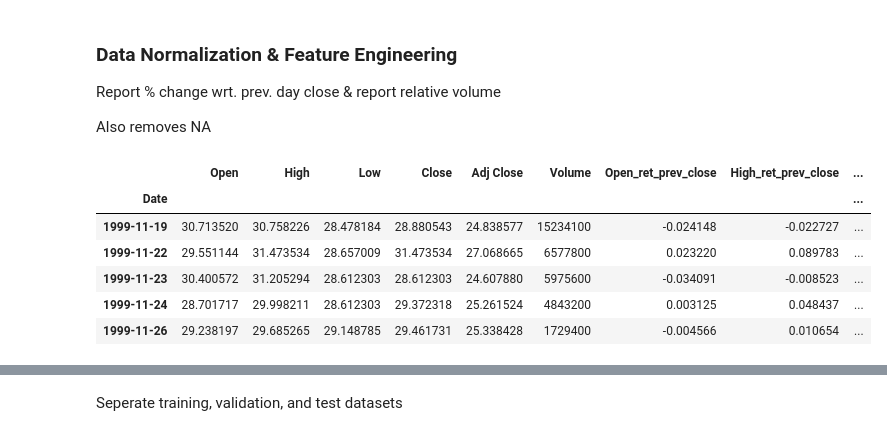
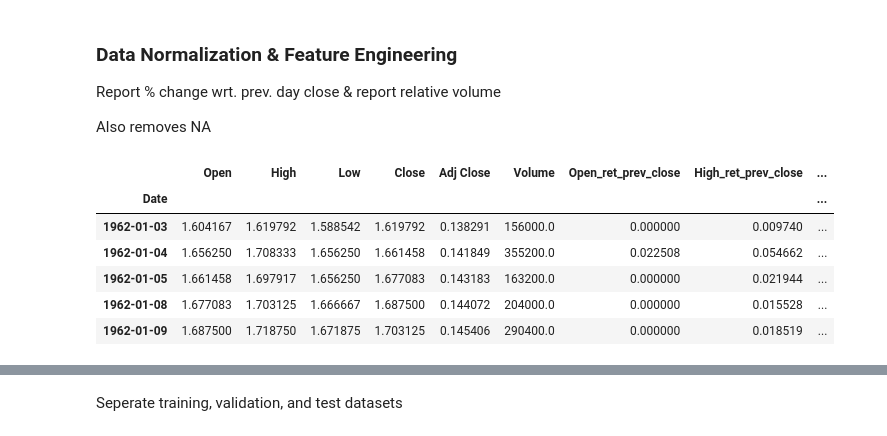
Before and after one commit to sungje-park/ee559-final-project, a Jupyter notebook: data_processing.ipynb, the cells around one changed output, grey strips where cells are left out. Cells and saved outputs as stored; diff of their text form; code cells hidden in the pictures.

```diff
--- a/data_processing.ipynb
+++ b/data_processing.ipynb
@@ -87,30 +157,30 @@ Also removes NA
 # %%
 price_cols = ['Open', 'High', 'Low', 'Close']
 price_epsilon = 1e-8
 vol_epsilon = 1
 
 for stock, df in stock_data.items():
     # Calculate returns relative to previous close price
     prev_close = df['Close'].shift(1)
     for col in price_cols:
         df[f'{col}_ret_prev_close'] = df[col] / prev_close - 1
 
     df['rel_volume_yday'] = np.arcsinh(df['Volume'] / (df['Volume'].shift(1) + vol_epsilon) - 1) # Relative change in volume compared to previous day
     df['rel_adj_close'] = df['Adj Close'] / (df['Adj Close'].shift(1) + price_epsilon) - 1 # Relative change in adjusted close price compared to previous day
     # Include target variables for next day prediction
     df['target_rel_adj_close'] = df['rel_adj_close'].shift(-1)
     df['target_close'] = df['Close_ret_prev_close'].shift(-1)
     df.dropna(inplace=True)
 
-stock_data['A'].head()
+stock_data[list(stock_data.keys())[0]].head()
 # %% [output]
 |  | Open | High | Low | Close | Adj Close | Volume | Open_ret_prev_close | High_ret_prev_close | ... |
 | Date |  |  |  |  |  |  |  |  | ... |
-| 1999-11-19 | 30.713520 | 30.758226 | 28.478184 | 28.880543 | 24.838577 | 15234100 | -0.024148 | -0.022727 | ... |
-| 1999-11-22 | 29.551144 | 31.473534 | 28.657009 | 31.473534 | 27.068665 | 6577800 | 0.023220 | 0.089783 | ... |
-| 1999-11-23 | 30.400572 | 31.205294 | 28.612303 | 28.612303 | 24.607880 | 5975600 | -0.034091 | -0.008523 | ... |
-| 1999-11-24 | 28.701717 | 29.998211 | 28.612303 | 29.372318 | 25.261524 | 4843200 | 0.003125 | 0.048437 | ... |
-| 1999-11-26 | 29.238197 | 29.685265 | 29.148785 | 29.461731 | 25.338428 | 1729400 | -0.004566 | 0.010654 | ... |
+| 1962-01-03 | 1.604167 | 1.619792 | 1.588542 | 1.619792 | 0.138291 | 156000.0 | 0.000000 | 0.009740 | ... |
+| 1962-01-04 | 1.656250 | 1.708333 | 1.656250 | 1.661458 | 0.141849 | 355200.0 | 0.022508 | 0.054662 | ... |
+| 1962-01-05 | 1.661458 | 1.697917 | 1.656250 | 1.677083 | 0.143183 | 163200.0 | 0.000000 | 0.021944 | ... |
+| 1962-01-08 | 1.677083 | 1.703125 | 1.666667 | 1.687500 | 0.144072 | 204000.0 | 0.000000 | 0.015528 | ... |
+| 1962-01-09 | 1.687500 | 1.718750 | 1.671875 | 1.703125 | 0.145406 | 290400.0 | 0.000000 | 0.018519 | ... |
 # %%
 price_cols = ["Open", "High", "Low", "Close", "Adj Close"]
 return_cols = [
```
Also changed, not shown: parts of 16 cells of this notebook, 19 other files.
